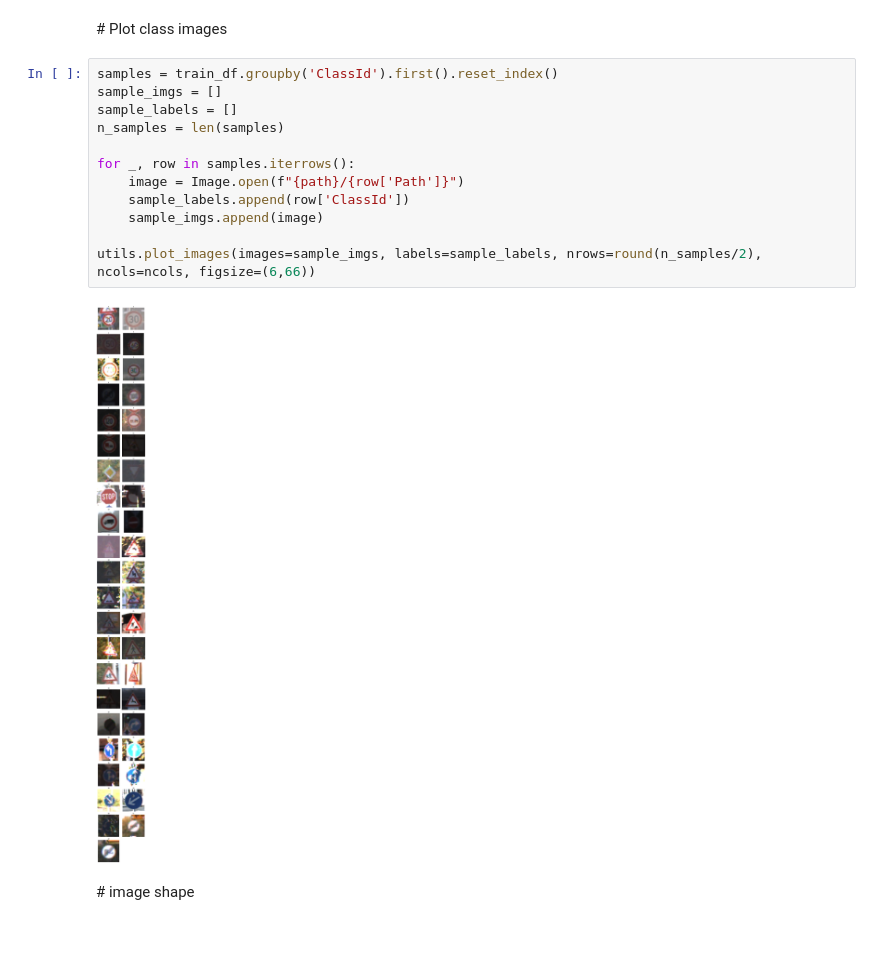
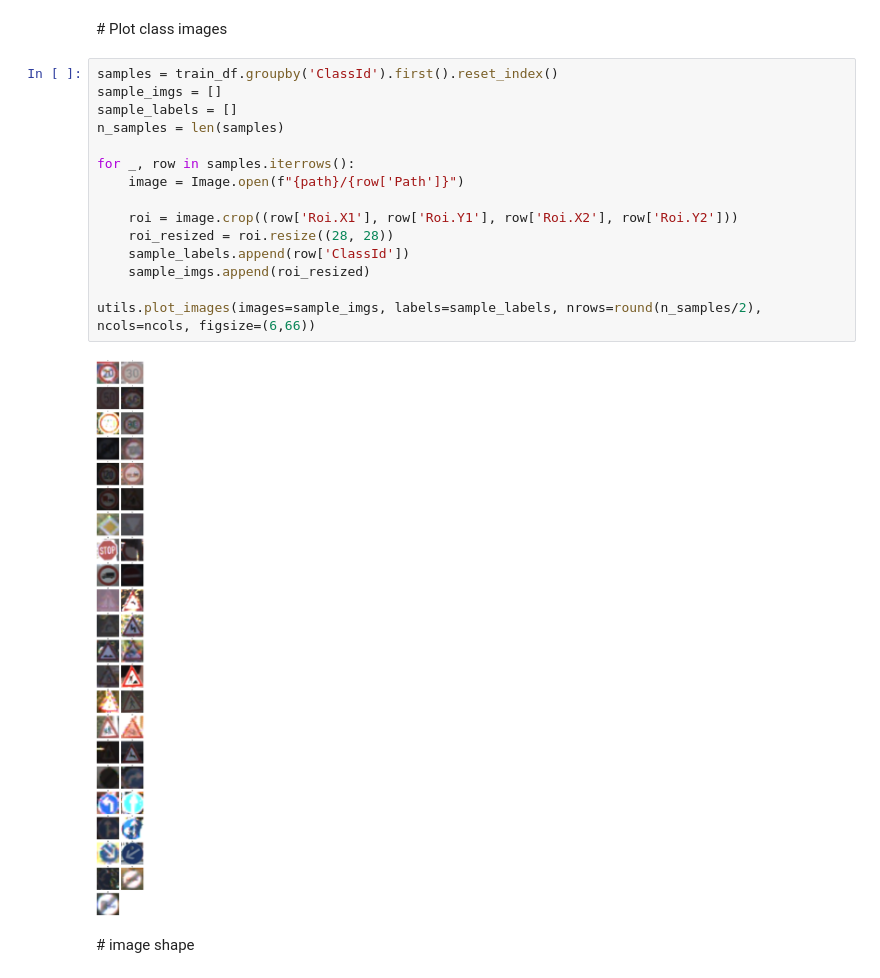
Before and after one commit to alcalderagl/self_driving_car, a Jupyter notebook: ConvNN.ipynb, the cells around one changed output. Cells and saved outputs as stored; diff of their text form; blank space fills up the shorter version.

Commit message:
resize and crop images

```diff
--- a/ConvNN.ipynb
+++ b/ConvNN.ipynb
@@ -116,17 +116,20 @@ print(classes)
 # %%
 samples = train_df.groupby('ClassId').first().reset_index()
 sample_imgs = []
 sample_labels = []
 n_samples = len(samples)
 
 for _, row in samples.iterrows():
     image = Image.open(f"{path}/{row['Path']}")
+
+    roi = image.crop((row['Roi.X1'], row['Roi.Y1'], row['Roi.X2'], row['Roi.Y2']))
+    roi_resized = roi.resize((28, 28))
     sample_labels.append(row['ClassId'])
-    sample_imgs.append(image)
+    sample_imgs.append(roi_resized)
 
 utils.plot_images(images=sample_imgs, labels=sample_labels, nrows=round(n_samples/2), ncols=ncols, figsize=(6,66))
 # %% [output]
-[figure, old version]
+[figure, new version]
 # %% [markdown]
 # image shape
 # %%
```
Also changed, not shown: parts of 2 cells of this notebook.
